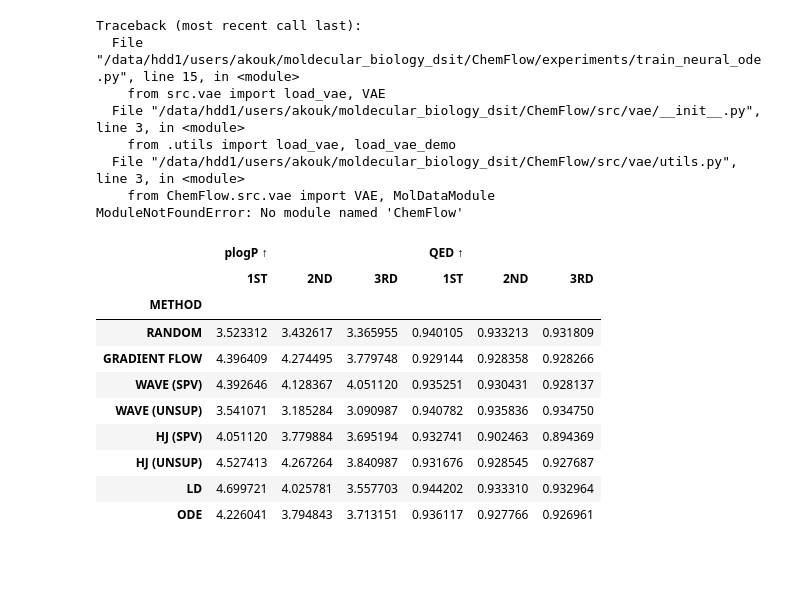
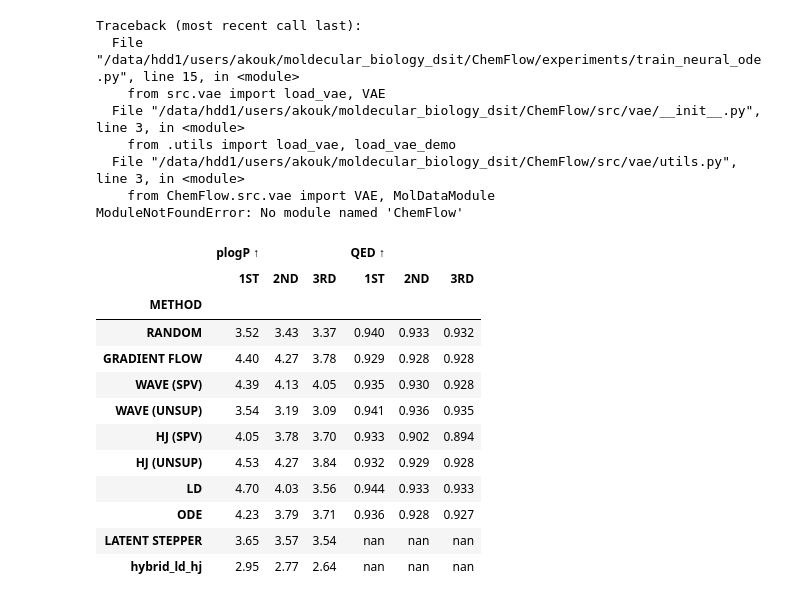
Before and after one commit to apostolhskouk/moldecular_biology_dsit, a Jupyter notebook: ChemFlow/deliverable.ipynb, the cells around one changed output. Cells and saved outputs as stored; diff of their text form; code cells hidden in the pictures; blank space fills up the shorter version.

```diff
--- a/ChemFlow/deliverable.ipynb
+++ b/ChemFlow/deliverable.ipynb
@@ -1333,9 +1333,9 @@ ModuleNotFoundError: No module named 'ChemFlow'
 # %%
 !python experiments/optimization/uc_optim.py     --prop qed     --method neural_ode     --data_name zmc     --n 100000     --steps 10     --batch_size 1000     --step_size 0.1     --seed 42
 # %%
-
 import pandas as pd
 from pathlib import Path
+import numpy as np
 
 METHOD_CONFIG = {
     "RANDOM": {"method_code": "random", "suffix": "_0.1_relative"},
@@ -1345,7 +1345,9 @@ METHOD_CONFIG = {
     "HJ (SPV)": {"method_code": "hj_sup", "suffix": "_0.1_relative"},
     "HJ (UNSUP)": {"method_code": "hj_unsup", "suffix": "_0.1_relative"},
     "LD": {"method_code": "fp", "suffix": "_0.1_relative"},
-    "ODE" :{"method_code": "neural_ode", "suffix": "_0.1_relative"},
+    "ODE": {"method_code": "neural_ode", "suffix": "_0.1_relative"},
+    "LATENT STEPPER": {"method_code": "latent_stepper", "suffix": "_0.1_relative"},
+    "hybrid_ld_hj": {"method_code": "hybrid_sup_unsup", "suffix": "_0.1_relative"},
 }
 
 PROPERTY_CONFIG = {
@@ -1357,7 +1359,11 @@ PROPERTY_CONFIG = {
 
 ranks = ["1ST", "2ND", "3RD"]
 table_data = []
-method_names_ordered = ["RANDOM", "GRADIENT FLOW", "WAVE (SPV)", "WAVE (UNSUP)", "HJ (SPV)", "HJ (UNSUP)", "LD", "ODE"]
+method_names_ordered = [
+    "RANDOM", "GRADIENT FLOW", "WAVE (SPV)", "WAVE (UNSUP)",
+    "HJ (SPV)", "HJ (UNSUP)", "LD", "ODE",
+    "LATENT STEPPER", "hybrid_ld_hj"
+]
 property_names_ordered = ["plogP ↑", "QED ↑"]
 
 base_path = Path("data/interim/uc_optim")
@@ -1371,53 +1377,64 @@ for method_display_name in method_names_ordered:
     for prop_display_name in property_names_ordered:
         prop_info = PROPERTY_CONFIG[prop_display_name]
         prop_code = prop_info["prop_code"]
         maximize = prop_info["maximize"]
 
         filename = f"{prop_code}_{method_code}{suffix}.csv"
         filepath = base_path / filename
 
-        df_prop = pd.read_csv(filepath)
-
-        sorted_df = df_prop.sort_values(by=prop_code, ascending=not maximize)
-        top_3_values = sorted_df[prop_code].head(3).tolist()
+        # try to read the file, otherwise fill with NaNs
+        try:
+            df_prop = pd.read_csv(filepath)
+            sorted_df = df_prop.sort_values(by=prop_code, ascending=not maximize)
+            top_3_values = sorted_df[prop_code].head(3).tolist()
+        except FileNotFoundError:
+            top_3_values = [np.nan, np.nan, np.nan]
 
         for i, rank in enumerate(ranks):
-            if i < len(top_3_values):
-                row_data[(prop_display_name, rank)] = top_3_values[i]
-            else:
-                row_data[(prop_display_name, rank)] = float('nan')
+            row_data[(prop_display_name, rank)] = top_3_values[i]
 
     table_data.append(row_data)
 
 df_results = pd.DataFrame(table_data)
 df_results = df_results.set_index("METHOD")
 df_results.columns = pd.MultiIndex.from_tuples(df_results.columns)
 
+# formatting strings per column
 column_formats = {}
 for prop_col_name, _ in df_results.columns:
     is_docking = "DOCKING" in prop_col_name
     is_qed = prop_col_name == "QED ↑"
-
     for rank_col_name in ranks:
         if is_docking:
-            column_formats[(prop_col_name, rank_col_name)] = '{:.2f}'
+            column_formats[(prop_col_name, rank_col_name)] = "{:.2f}"
         elif is_qed:
-            column_formats[(prop_col_name, rank_col_name)] = '{:.3f}'
+            column_formats[(prop_col_name, rank_col_name)] = "{:.3f}"
         else:
-            column_formats[(prop_col_name, rank_col_name)] = '{:.2f}'
+            column_formats[(prop_col_name, rank_col_name)] = "{:.2f}"
 
-pd.set_option('display.max_columns', None)
-pd.set_option('display.width', 200)
-df_results
+pd.set_option("display.max_columns", None)
+pd.set_option("display.width", 200)
+
+# --- NEW: use Styler to format and bold the best values ---
+styler = (
+    df_results
+    .style
+    .format(column_formats)
+    .highlight_max(axis=0, props="font-weight:bold")
+)
+
+styler
 # %% [output]
 |  | plogP ↑ |  |  | QED ↑ |  |  |
 |  | 1ST | 2ND | 3RD | 1ST | 2ND | 3RD |
 | METHOD |  |  |  |  |  |  |
-| RANDOM | 3.523312 | 3.432617 | 3.365955 | 0.940105 | 0.933213 | 0.931809 |
-| GRADIENT FLOW | 4.396409 | 4.274495 | 3.779748 | 0.929144 | 0.928358 | 0.928266 |
-| WAVE (SPV) | 4.392646 | 4.128367 | 4.051120 | 0.935251 | 0.930431 | 0.928137 |
-| WAVE (UNSUP) | 3.541071 | 3.185284 | 3.090987 | 0.940782 | 0.935836 | 0.934750 |
-| HJ (SPV) | 4.051120 | 3.779884 | 3.695194 | 0.932741 | 0.902463 | 0.894369 |
-| HJ (UNSUP) | 4.527413 | 4.267264 | 3.840987 | 0.931676 | 0.928545 | 0.927687 |
-| LD | 4.699721 | 4.025781 | 3.557703 | 0.944202 | 0.933310 | 0.932964 |
-| ODE | 4.226041 | 3.794843 | 3.713151 | 0.936117 | 0.927766 | 0.926961 |
+| RANDOM | 3.52 | 3.43 | 3.37 | 0.940 | 0.933 | 0.932 |
+| GRADIENT FLOW | 4.40 | 4.27 | 3.78 | 0.929 | 0.928 | 0.928 |
+| WAVE (SPV) | 4.39 | 4.13 | 4.05 | 0.935 | 0.930 | 0.928 |
+| WAVE (UNSUP) | 3.54 | 3.19 | 3.09 | 0.941 | 0.936 | 0.935 |
+| HJ (SPV) | 4.05 | 3.78 | 3.70 | 0.933 | 0.902 | 0.894 |
+| HJ (UNSUP) | 4.53 | 4.27 | 3.84 | 0.932 | 0.929 | 0.928 |
+| LD | 4.70 | 4.03 | 3.56 | 0.944 | 0.933 | 0.933 |
+| ODE | 4.23 | 3.79 | 3.71 | 0.936 | 0.928 | 0.927 |
+| LATENT STEPPER | 3.65 | 3.57 | 3.54 | nan | nan | nan |
+| hybrid_ld_hj | 2.95 | 2.77 | 2.64 | nan | nan | nan |
```
Also changed, not shown: parts of 1 cell of this notebook, 4 other files.
